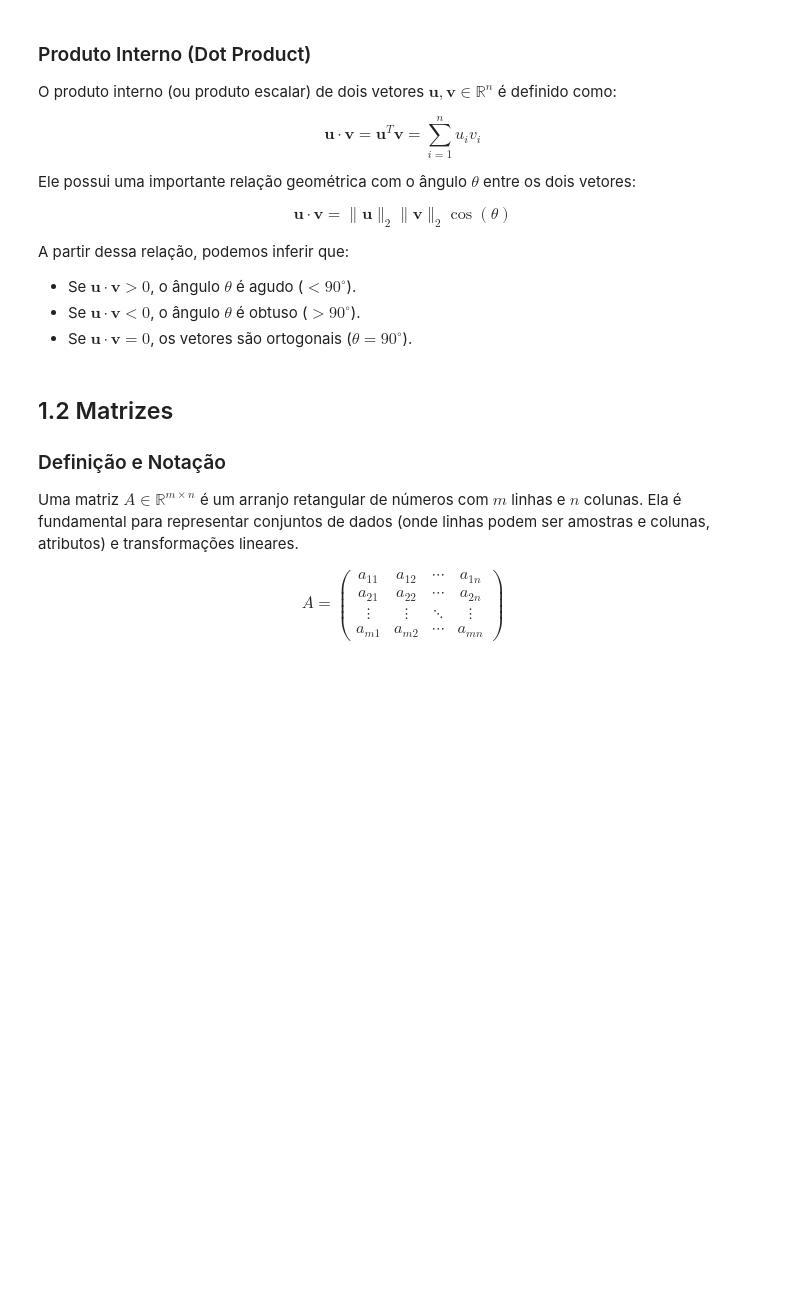
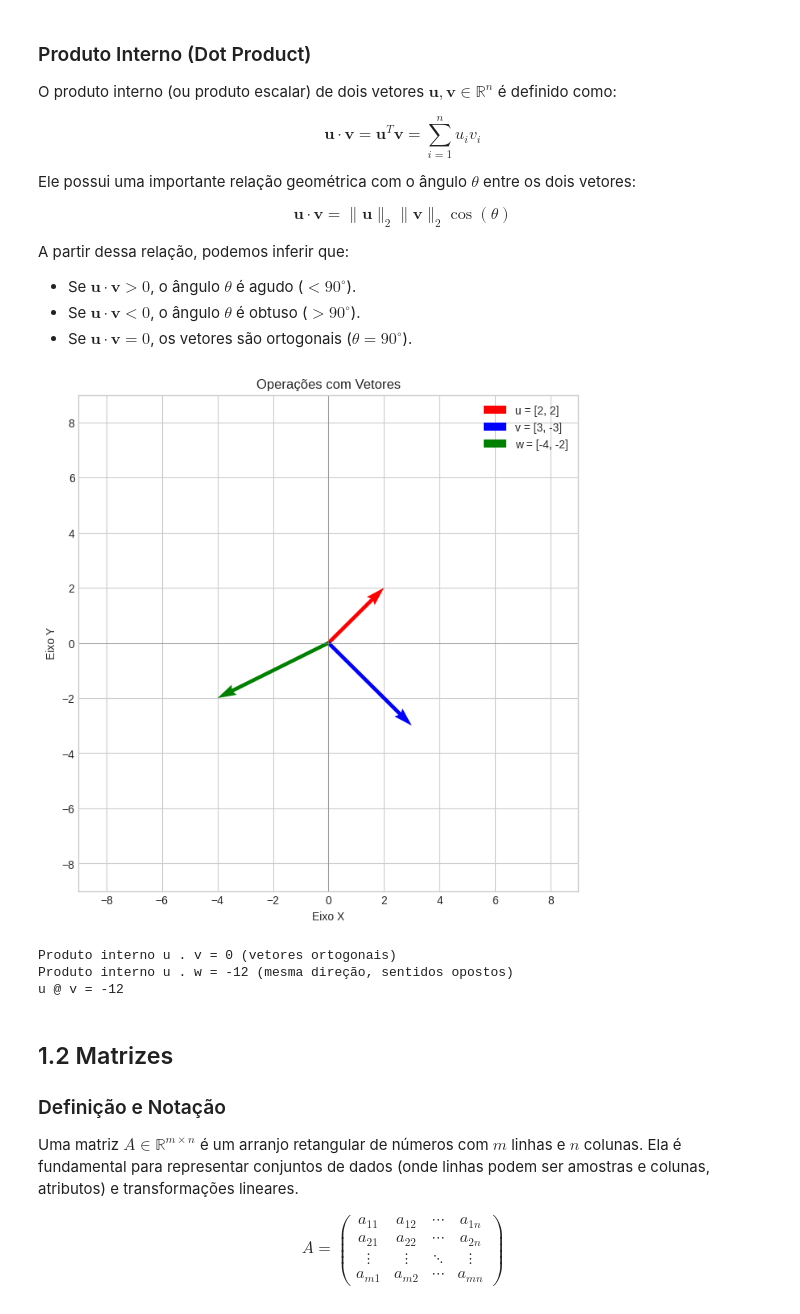
Before and after one commit to henriqueSpencer/machine-learning-nao-supervisionado, a Jupyter notebook: 01_Fundamentals.ipynb, the cells around one changed output. Drawn from its saved outputs; the diff is of its cells as text; code cells hidden in the pictures; blank space fills up the shorter version.

```diff
--- a/01_Fundamentals.ipynb
+++ b/01_Fundamentals.ipynb
@@ -311,6 +322,30 @@ A partir dessa relação, podemos inferir que:
 - Se $\mathbf{u} \cdot \mathbf{v} > 0$, o ângulo $\theta$ é agudo ($< 90^\circ$).
 - Se $\mathbf{u} \cdot \mathbf{v} < 0$, o ângulo $\theta$ é obtuso ($> 90^\circ$).
 - Se $\mathbf{u} \cdot \mathbf{v} = 0$, os vetores são ortogonais ($\theta = 90^\circ$).
+# %%
+u = np.array([2, 2])
+v = np.array([3, -3])
+w = np.array([-4, -2])
+
+# Visualização das operações
+plt.figure(figsize=(8, 8))
+# Vetores originais
+plt.quiver(0, 0, u[0], u[1], angles='xy', scale_units='xy', scale=1, color='r', label='u = [2, 2]')
+plt.quiver(0, 0, v[0], v[1], angles='xy', scale_units='xy', scale=1, color='b', label='v = [3, -3]')
+plt.quiver(0, 0, w[0], w[1], angles='xy', scale_units='xy', scale=1, color='g', label='w = [-4, -2]')
+
+plt.xlim(-9, 9)
+plt.ylim(-9, 9)
+plt.xlabel("Eixo X")
+plt.ylabel("Eixo Y")
+plt.axhline(0, color='grey', lw=0.5)
+plt.axvline(0, color='grey', lw=0.5)
+plt.grid(True)
+plt.legend()
+plt.title("Operações com Vetores")
+plt.show()
+# %% [output]
+[figure, added]
 # %%
 u = np.array([2, 2])
 v = np.array([3, -3])
@@ -324,7 +359,11 @@ dot_uw = np.dot(u, w)
 print(f"Produto interno u . w = {dot_uw} (mesma direção, sentidos opostos)")
 
 # Verificação via numpy
-print(f"u @ v = {u @ v}")
+print(f"u @ v = {u @ w}")
+# %% [output]
+Produto interno u . v = 0 (vetores ortogonais)
+Produto interno u . w = -12 (mesma direção, sentidos opostos)
+u @ v = -12
 # %% [markdown]
 ## 1.2 Matrizes
 
```
Also changed, not shown: parts of 28 cells of this notebook.
